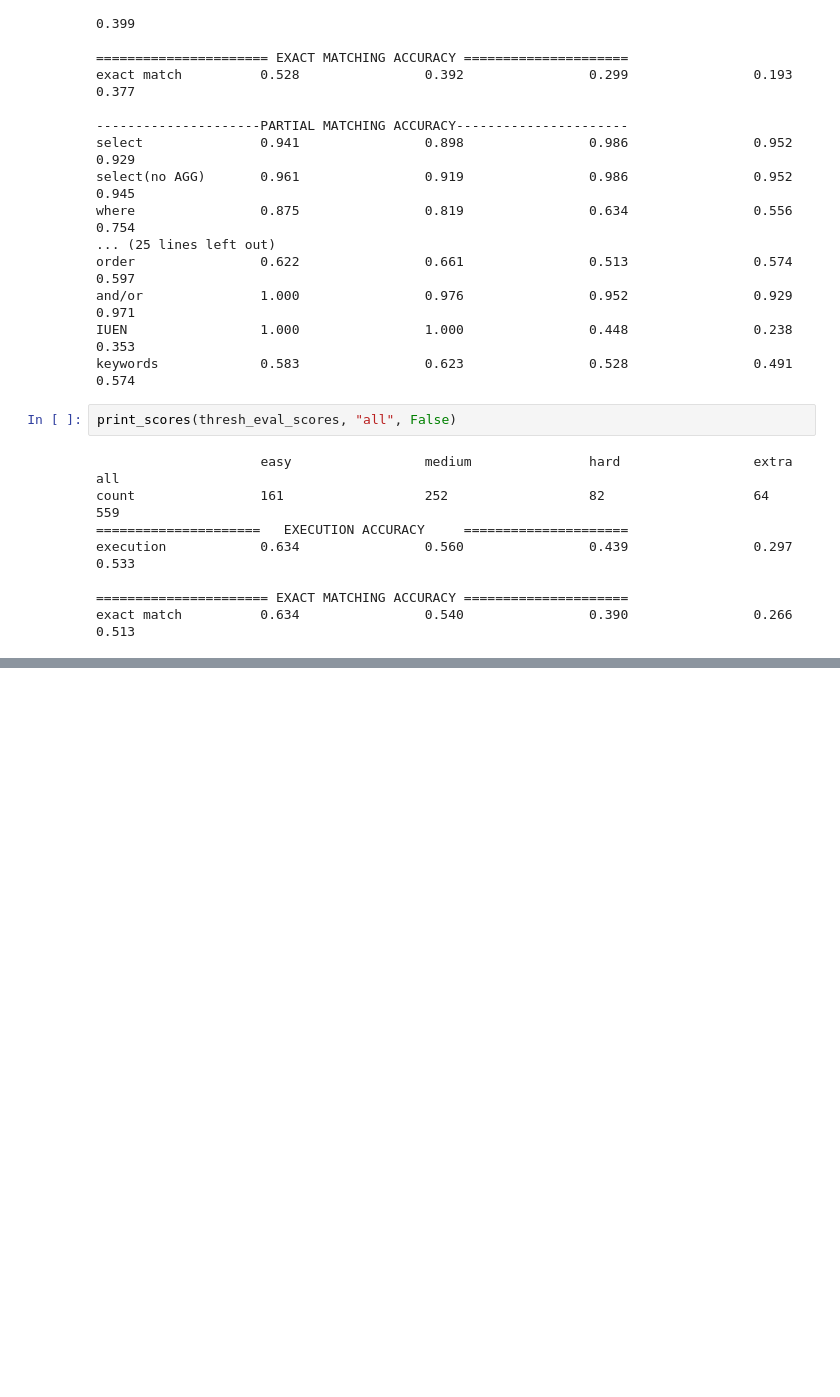
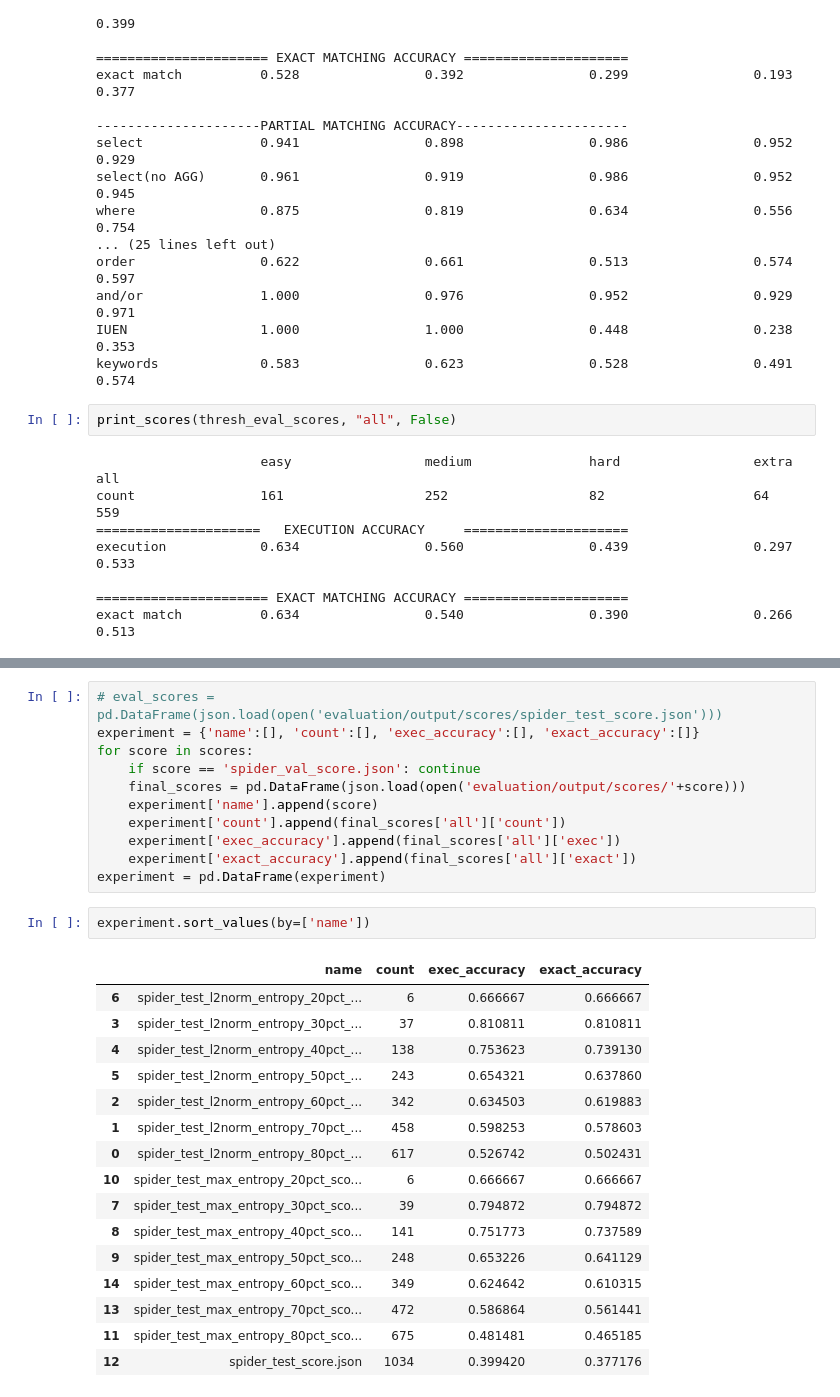
Before and after one commit to jfanghrv/jem-3-bert, a Jupyter notebook: text2sql.ipynb, the cells around one changed output, grey strips where cells are left out. Saved outputs shown, nothing was run; the diff lists cells and outputs as text; blank space fills up the shorter version.

```diff
--- a/text2sql.ipynb
+++ b/text2sql.ipynb
@@ -377,0 +478,30 @@ exact match          0.634                0.540                0.390
+# %%
+# eval_scores =  pd.DataFrame(json.load(open('evaluation/output/scores/spider_test_score.json')))
+experiment = {'name':[], 'count':[], 'exec_accuracy':[], 'exact_accuracy':[]}
+for score in scores:
+    if score == 'spider_val_score.json': continue
+    final_scores = pd.DataFrame(json.load(open('evaluation/output/scores/'+score)))
+    experiment['name'].append(score)
+    experiment['count'].append(final_scores['all']['count'])
+    experiment['exec_accuracy'].append(final_scores['all']['exec'])
+    experiment['exact_accuracy'].append(final_scores['all']['exact'])
+experiment = pd.DataFrame(experiment)
+# %%
+experiment.sort_values(by=['name'])
+# %% [output]
+|  | name | count | exec_accuracy | exact_accuracy |
+| 6 | spider_test_l2norm_entropy_20pct_... | 6 | 0.666667 | 0.666667 |
+| 3 | spider_test_l2norm_entropy_30pct_... | 37 | 0.810811 | 0.810811 |
+| 4 | spider_test_l2norm_entropy_40pct_... | 138 | 0.753623 | 0.739130 |
+| 5 | spider_test_l2norm_entropy_50pct_... | 243 | 0.654321 | 0.637860 |
+| 2 | spider_test_l2norm_entropy_60pct_... | 342 | 0.634503 | 0.619883 |
+| 1 | spider_test_l2norm_entropy_70pct_... | 458 | 0.598253 | 0.578603 |
+| 0 | spider_test_l2norm_entropy_80pct_... | 617 | 0.526742 | 0.502431 |
+| 10 | spider_test_max_entropy_20pct_sco... | 6 | 0.666667 | 0.666667 |
+| 7 | spider_test_max_entropy_30pct_sco... | 39 | 0.794872 | 0.794872 |
+| 8 | spider_test_max_entropy_40pct_sco... | 141 | 0.751773 | 0.737589 |
+| 9 | spider_test_max_entropy_50pct_sco... | 248 | 0.653226 | 0.641129 |
+| 14 | spider_test_max_entropy_60pct_sco... | 349 | 0.624642 | 0.610315 |
+| 13 | spider_test_max_entropy_70pct_sco... | 472 | 0.586864 | 0.561441 |
+| 11 | spider_test_max_entropy_80pct_sco... | 675 | 0.481481 | 0.465185 |
+| 12 | spider_test_score.json | 1034 | 0.399420 | 0.377176 |
```
Also changed, not shown: parts of 12 cells of this notebook, 59 other files.
